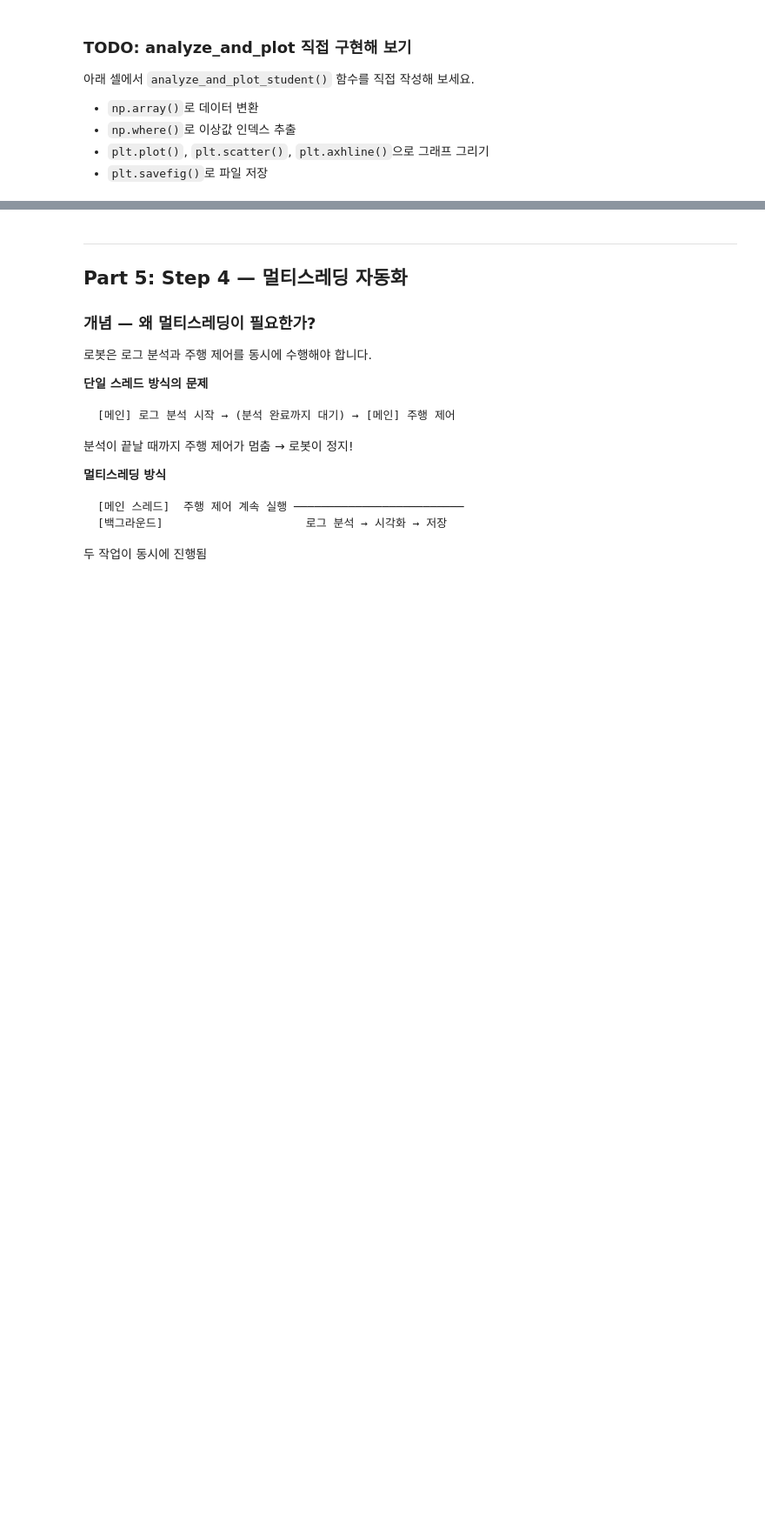
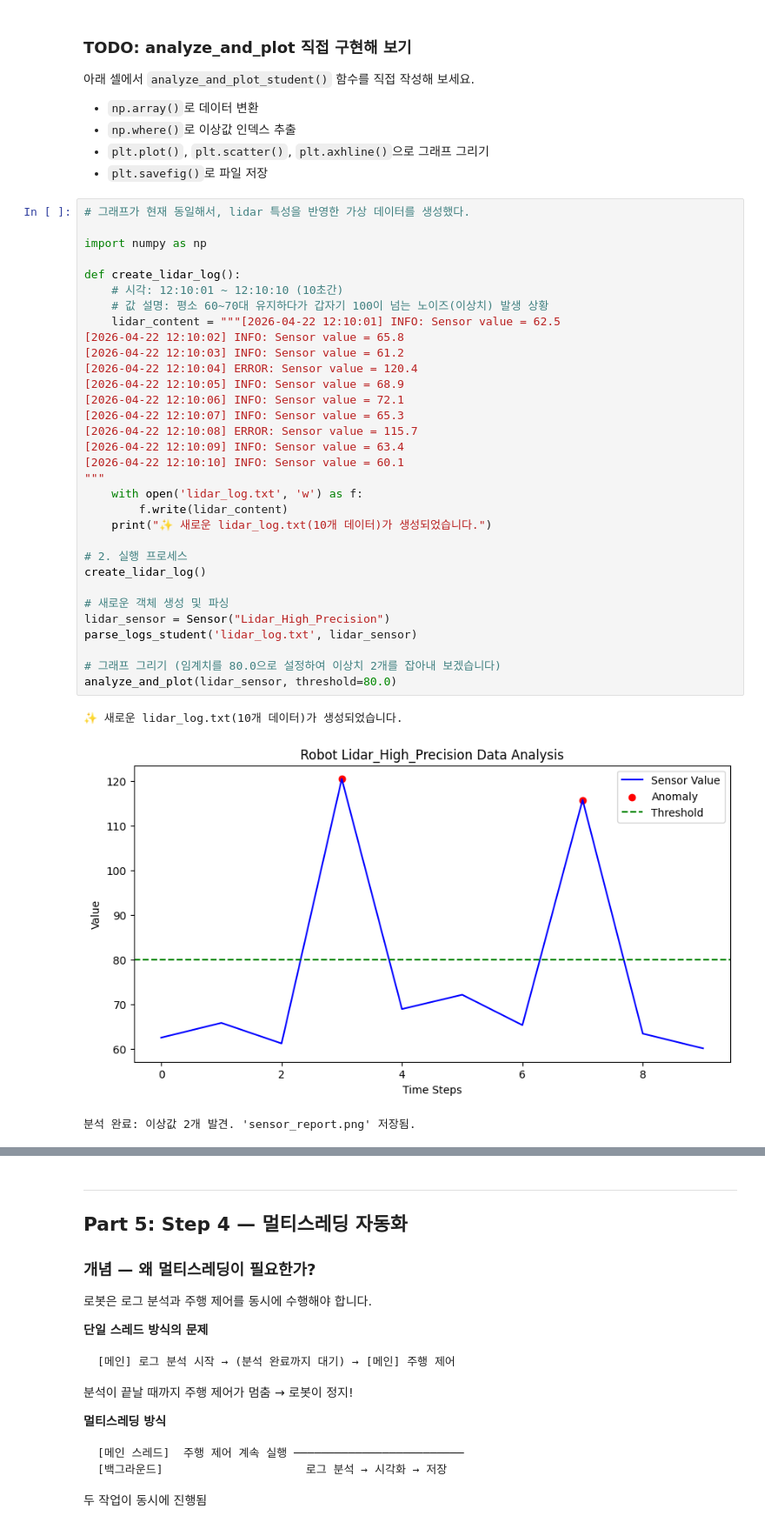
Before and after one commit to erdoslibrary/pysical_ai, a Jupyter notebook: practice/03.03.Python-Sensor-Log.ipynb, the cells around one changed output, grey strips where cells are left out. Shown at 87% size. Cells and saved outputs as stored; diff of their text form; blank space fills up the shorter version.

```diff
--- a/practice/03.03.Python-Sensor-Log.ipynb
+++ b/practice/03.03.Python-Sensor-Log.ipynb
@@ -257,6 +321,42 @@ def analyze_and_plot(sensor_obj, threshold):
 - `np.where()`로 이상값 인덱스 추출
 - `plt.plot()`, `plt.scatter()`, `plt.axhline()`으로 그래프 그리기
 - `plt.savefig()`로 파일 저장
+# %%
+# 그래프가 현재 동일해서, lidar 특성을 반영한 가상 데이터를 생성했다.
+
+import numpy as np
+
+def create_lidar_log():
+    # 시각: 12:10:01 ~ 12:10:10 (10초간)
+    # 값 설명: 평소 60~70대 유지하다가 갑자기 100이 넘는 노이즈(이상치) 발생 상황
+    lidar_content = """[2026-04-22 12:10:01] INFO: Sensor value = 62.5
+[2026-04-22 12:10:02] INFO: Sensor value = 65.8
+[2026-04-22 12:10:03] INFO: Sensor value = 61.2
+[2026-04-22 12:10:04] ERROR: Sensor value = 120.4
+[2026-04-22 12:10:05] INFO: Sensor value = 68.9
+[2026-04-22 12:10:06] INFO: Sensor value = 72.1
+[2026-04-22 12:10:07] INFO: Sensor value = 65.3
+[2026-04-22 12:10:08] ERROR: Sensor value = 115.7
+[2026-04-22 12:10:09] INFO: Sensor value = 63.4
+[2026-04-22 12:10:10] INFO: Sensor value = 60.1
+"""
+    with open('lidar_log.txt', 'w') as f:
+        f.write(lidar_content)
+    print("✨ 새로운 lidar_log.txt(10개 데이터)가 생성되었습니다.")
+
+# 2. 실행 프로세스
+create_lidar_log()
+
+# 새로운 객체 생성 및 파싱
+lidar_sensor = Sensor("Lidar_High_Precision")
+parse_logs_student('lidar_log.txt', lidar_sensor)
+
+# 그래프 그리기 (임계치를 80.0으로 설정하여 이상치 2개를 잡아내 보겠습니다)
+analyze_and_plot(lidar_sensor, threshold=80.0)
+# %% [output]
+✨ 새로운 lidar_log.txt(10개 데이터)가 생성되었습니다.
+[figure, added]
+분석 완료: 이상값 2개 발견. 'sensor_report.png' 저장됨.
 # %%
 def analyze_and_plot_student(sensor_obj, threshold):
     # 1. 리스트 → NumPy 배열 변환
```
Also changed, not shown: parts of 11 cells of this notebook, 6 other files.
